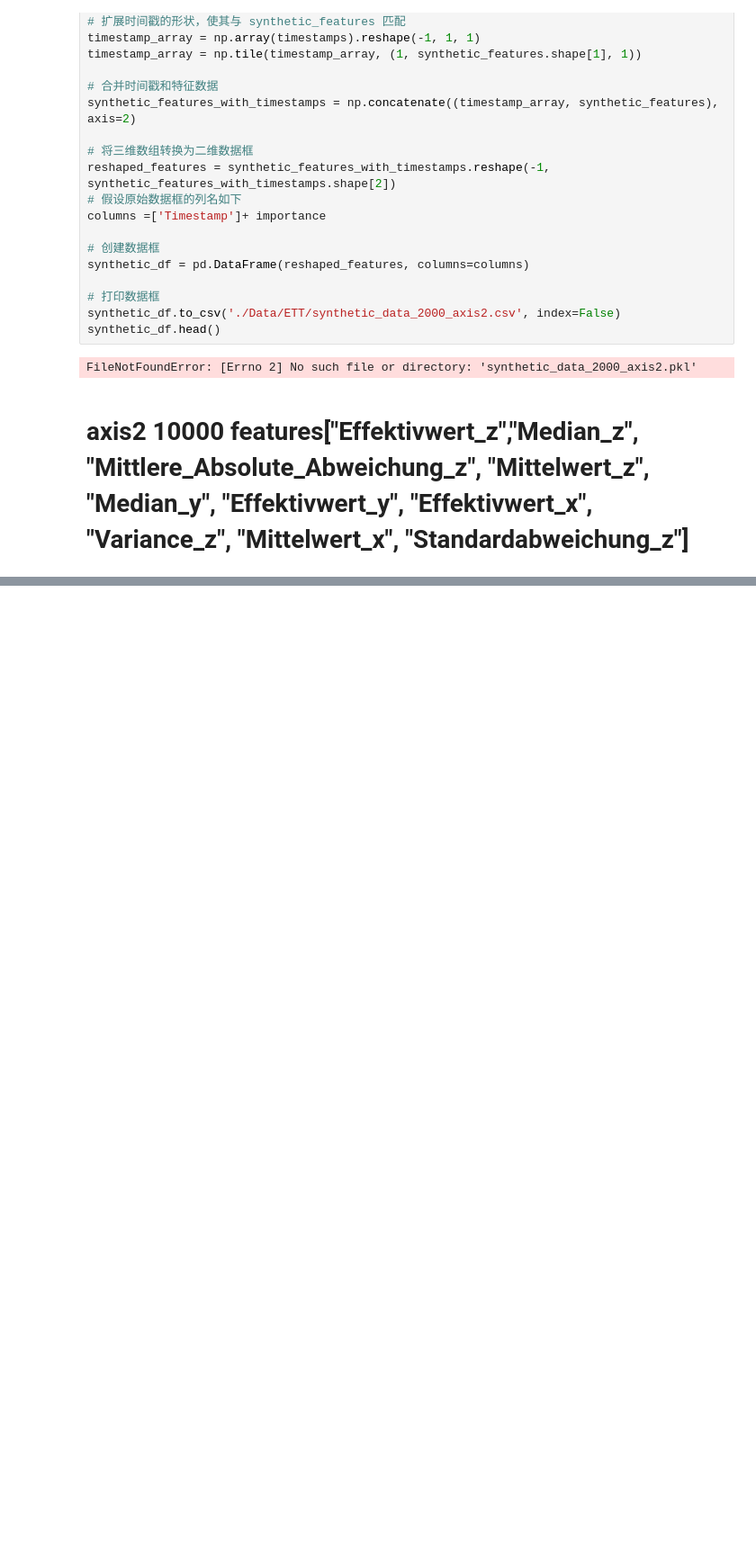
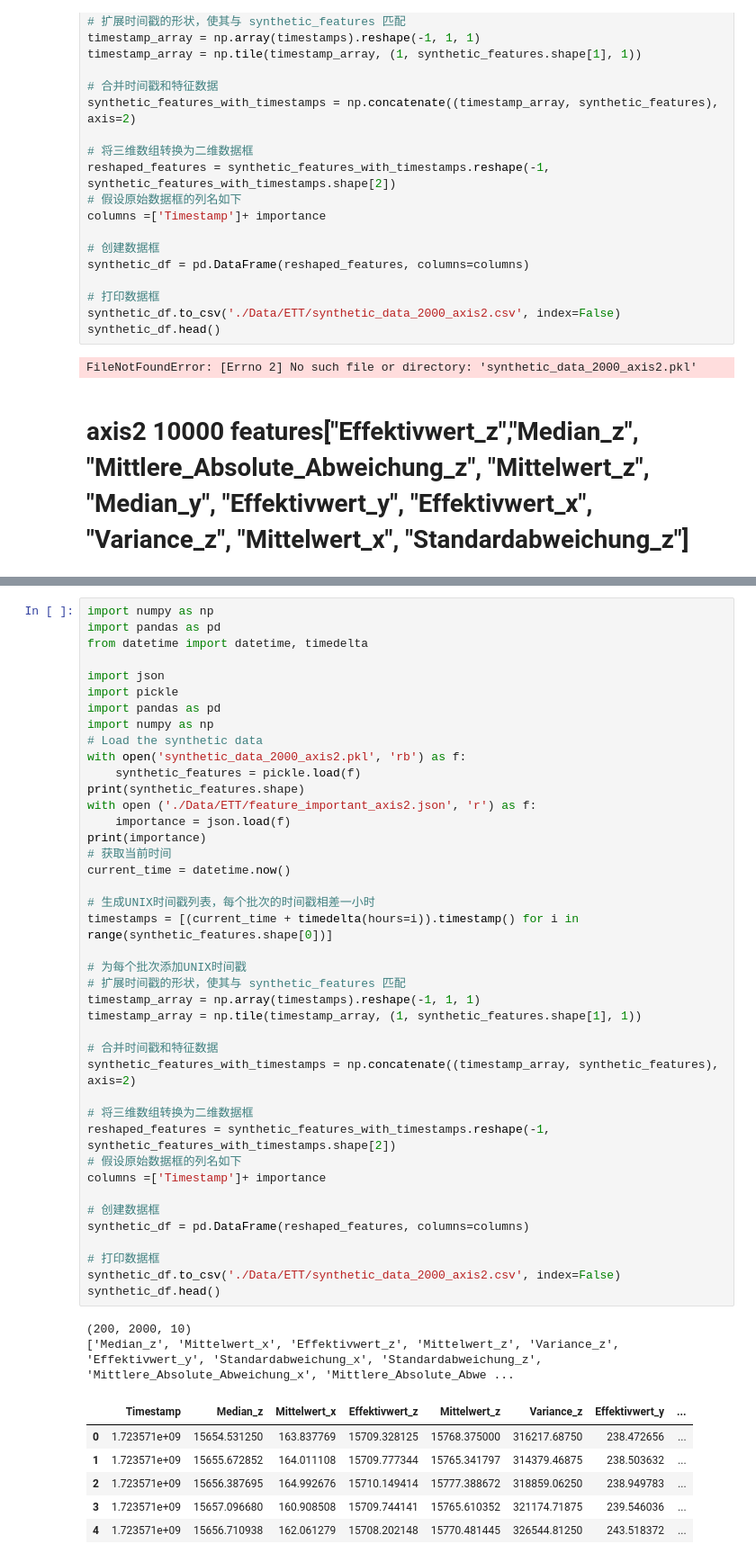
Before and after one commit to lian333/transformer_all, a Jupyter notebook: dataanalyse.ipynb, the cells around one changed output, grey strips where cells are left out. Shown at 90% size. Drawn from its saved outputs; the diff is of its cells as text; blank space fills up the shorter version.

```diff
--- a/dataanalyse.ipynb
+++ b/dataanalyse.ipynb
@@ -391,0 +399,50 @@ FileNotFoundError: [Errno 2] No such file or directory: 'synthetic_data_10000_ax
+# %%
+import numpy as np
+import pandas as pd
+from datetime import datetime, timedelta
+
+import json
+import pickle
+import pandas as pd
+import numpy as np
+# Load the synthetic data
+with open('synthetic_data_2000_axis2.pkl', 'rb') as f:
+    synthetic_features = pickle.load(f)
+print(synthetic_features.shape)
+with open ('./Data/ETT/feature_important_axis2.json', 'r') as f:
+    importance = json.load(f)
+print(importance)
+# 获取当前时间
+current_time = datetime.now()
+
+# 生成UNIX时间戳列表，每个批次的时间戳相差一小时
+timestamps = [(current_time + timedelta(hours=i)).timestamp() for i in range(synthetic_features.shape[0])]
+
+# 为每个批次添加UNIX时间戳
+# 扩展时间戳的形状，使其与 synthetic_features 匹配
+timestamp_array = np.array(timestamps).reshape(-1, 1, 1)
+timestamp_array = np.tile(timestamp_array, (1, synthetic_features.shape[1], 1))
+
+# 合并时间戳和特征数据
+synthetic_features_with_timestamps = np.concatenate((timestamp_array, synthetic_features), axis=2)
+
+# 将三维数组转换为二维数据框
+reshaped_features = synthetic_features_with_timestamps.reshape(-1, synthetic_features_with_timestamps.shape[2])
+# 假设原始数据框的列名如下
+columns =['Timestamp']+ importance
+
+# 创建数据框
+synthetic_df = pd.DataFrame(reshaped_features, columns=columns)
+
+# 打印数据框
+synthetic_df.to_csv('./Data/ETT/synthetic_data_2000_axis2.csv', index=False)
+synthetic_df.head()
+# %% [output]
+(200, 2000, 10)
+['Median_z', 'Mittelwert_x', 'Effektivwert_z', 'Mittelwert_z', 'Variance_z', 'Effektivwert_y', 'Standardabweichung_x', 'Standardabweichung_z', 'Mittlere_Absolute_Abweichung_x', 'Mittlere_Absolute_Abwe ...
+|  | Timestamp | Median_z | Mittelwert_x | Effektivwert_z | Mittelwert_z | Variance_z | Effektivwert_y | ... |
+| 0 | 1.723571e+09 | 15654.531250 | 163.837769 | 15709.328125 | 15768.375000 | 316217.68750 | 238.472656 | ... |
+| 1 | 1.723571e+09 | 15655.672852 | 164.011108 | 15709.777344 | 15765.341797 | 314379.46875 | 238.503632 | ... |
+| 2 | 1.723571e+09 | 15656.387695 | 164.992676 | 15710.149414 | 15777.388672 | 318859.06250 | 238.949783 | ... |
+| 3 | 1.723571e+09 | 15657.096680 | 160.908508 | 15709.744141 | 15765.610352 | 321174.71875 | 239.546036 | ... |
+| 4 | 1.723571e+09 | 15656.710938 | 162.061279 | 15708.202148 | 15770.481445 | 326544.81250 | 243.518372 | ... |
```
Also changed, not shown: parts of 1 cell of this notebook, 9 other files.
